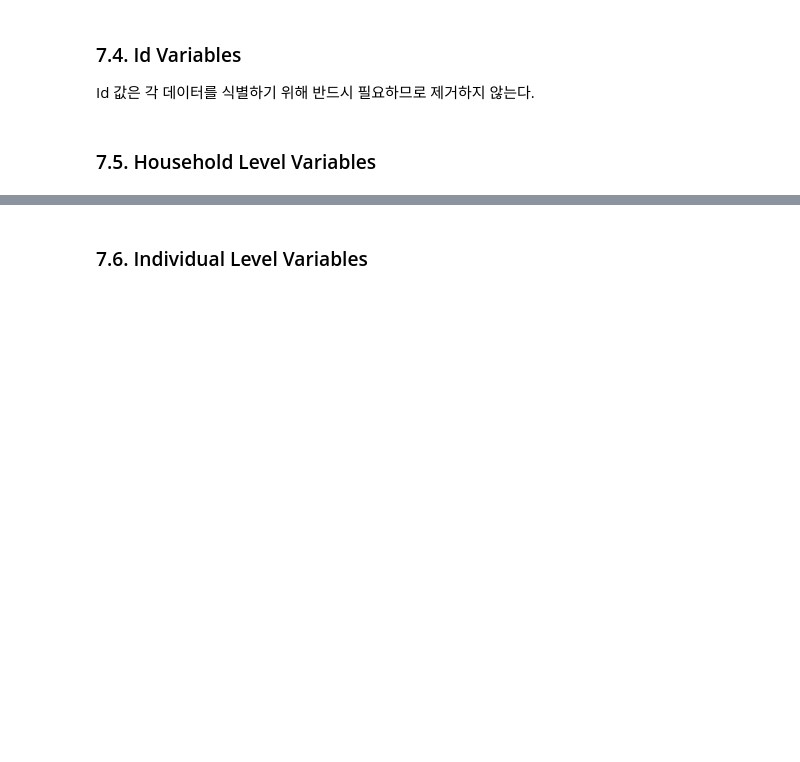
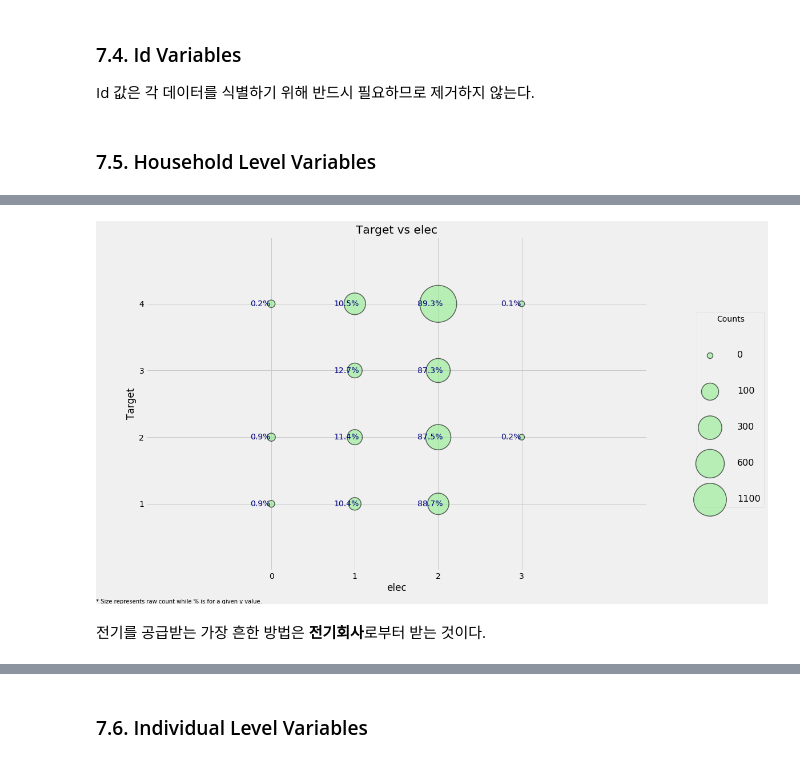
Before and after one commit to CoodingPenguin/kaggle-newbie, a Jupyter notebook: 4_costa_rican_household_poverty_level/1_a-complete-introduction-and-walkthrough_willkoehrsen/2_a-complete-introduction-and-walkthrough_willkoehrsen_2020-08-28.ipynb, the cells around one changed output, grey strips where cells are left out. Cells and saved outputs as stored; diff of their text form; code cells hidden in the pictures; blank space fills up the shorter version.

```diff
--- a/4_costa_rican_household_poverty_level/1_a-complete-introduction-and-walkthrough_willkoehrsen/2_a-complete-introduction-and-walkthrough_willkoehrsen_2020-08-28.ipynb
+++ b/4_costa_rican_household_poverty_level/1_a-complete-introduction-and-walkthrough_willkoehrsen/2_a-complete-introduction-and-walkthrough_willkoehrsen_2020-08-28.ipynb
@@ -796,0 +959,27 @@ Id 값은 각 데이터를 식별하기 위해 반드시 필요하므로 제거
+# %%
+elec = []
+
+for i, row in heads.iterrows():
+    # 전기가 없음
+    if row['noelec'] == 1:
+        elec.append(0)
+    # 협동조합으로부터 전기 얻음
+    elif row['coopele'] == 1:
+        elec.append(1)
+    # 전기회사로부터 전기 얻음
+    elif row['public'] == 1:
+        elec.append(2)
+    # 자가발전으로 전기 얻음
+    elif row['planpri'] == 1:
+        elec.append(3)
+    else:
+        elec.append(np.nan)
+# %%
+# 어디서 전기가 왔는지를 나타내는 새로운 변수 elec 생성
+heads['elec'] = elec
+# 어디서 온지 모른 경우 → flag 피처를 생성
+heads['elec-missing'] = heads['elec'].isnull()
+# 기존의 피처들 제거
+heads = heads.drop(columns=['noelec', 'coopele', 'public', 'planpri'])
+
+heads[['elec', 'elec-missing']].head()
@@ -796,0 +993,6 @@ Id 값은 각 데이터를 식별하기 위해 반드시 필요하므로 제거
+# %%
+plot_categoricals('elec', 'Target', heads)
+# %% [output]
+[figure, added]
+# %% [markdown]
+전기를 공급받는 가장 흔한 방법은 **전기회사**로부터 받는 것이다.
```
Also changed, not shown: parts of 53 cells of this notebook.
